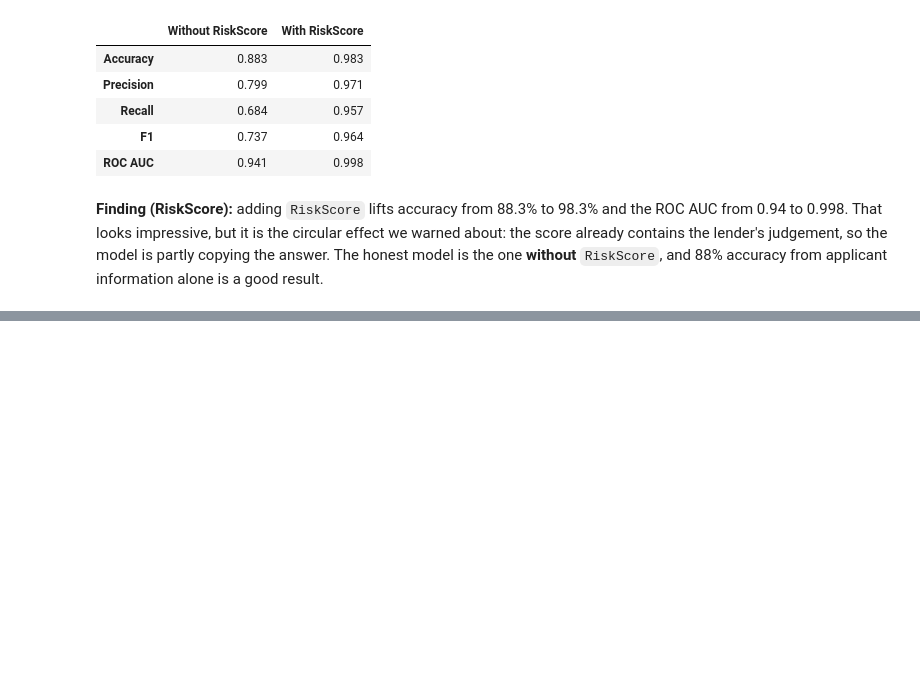
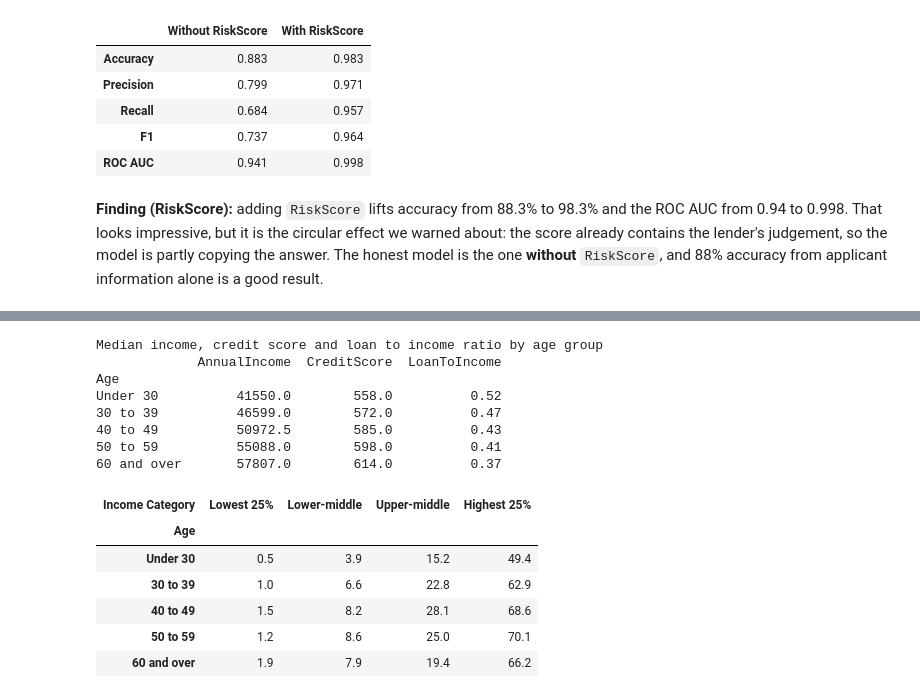
Before and after one commit to nachiket-1/Loan-Approval-Financial-Risk-Analysis, a Jupyter notebook: Loan_Approval_Financial_Risk_Analysis.ipynb, the cells around one changed output, grey strips where cells are left out. Cells and saved outputs as stored; diff of their text form; code cells hidden in the pictures; blank space fills up the shorter version.

```diff
--- a/Loan_Approval_Financial_Risk_Analysis.ipynb
+++ b/Loan_Approval_Financial_Risk_Analysis.ipynb
@@ -906,0 +1155,28 @@ comparison
+# %%
+# Is the age gap just an income gap? Approval rate (%) by age group and income group
+age_group = pd.cut(loans_data['Age'], bins=[0, 29, 39, 49, 59, np.inf],
+                   labels=['Under 30', '30 to 39', '40 to 49', '50 to 59', '60 and over'])
+
+print('Median income, credit score and loan to income ratio by age group')
+print(loans.groupby(age_group, observed=True)[['AnnualIncome', 'CreditScore', 'LoanToIncome']].median().round(2))
+print()
+
+age_income = loans.pivot_table(index=age_group, columns='Income Category',
+                               values='LoanApproved', aggfunc='mean', observed=True) * 100
+age_income.round(1)
+# %% [output]
+Median income, credit score and loan to income ratio by age group
+             AnnualIncome  CreditScore  LoanToIncome
+Age
+Under 30          41550.0        558.0          0.52
+30 to 39          46599.0        572.0          0.47
+40 to 49          50972.5        585.0          0.43
+50 to 59          55088.0        598.0          0.41
+60 and over       57807.0        614.0          0.37
+| Income Category | Lowest 25% | Lower-middle | Upper-middle | Highest 25% |
+| Age |  |  |  |  |
+| Under 30 | 0.5 | 3.9 | 15.2 | 49.4 |
+| 30 to 39 | 1.0 | 6.6 | 22.8 | 62.9 |
+| 40 to 49 | 1.5 | 8.2 | 28.1 | 68.6 |
+| 50 to 59 | 1.2 | 8.6 | 25.0 | 70.1 |
+| 60 and over | 1.9 | 7.9 | 19.4 | 66.2 |
```
Also changed, not shown: parts of 19 cells of this notebook.
